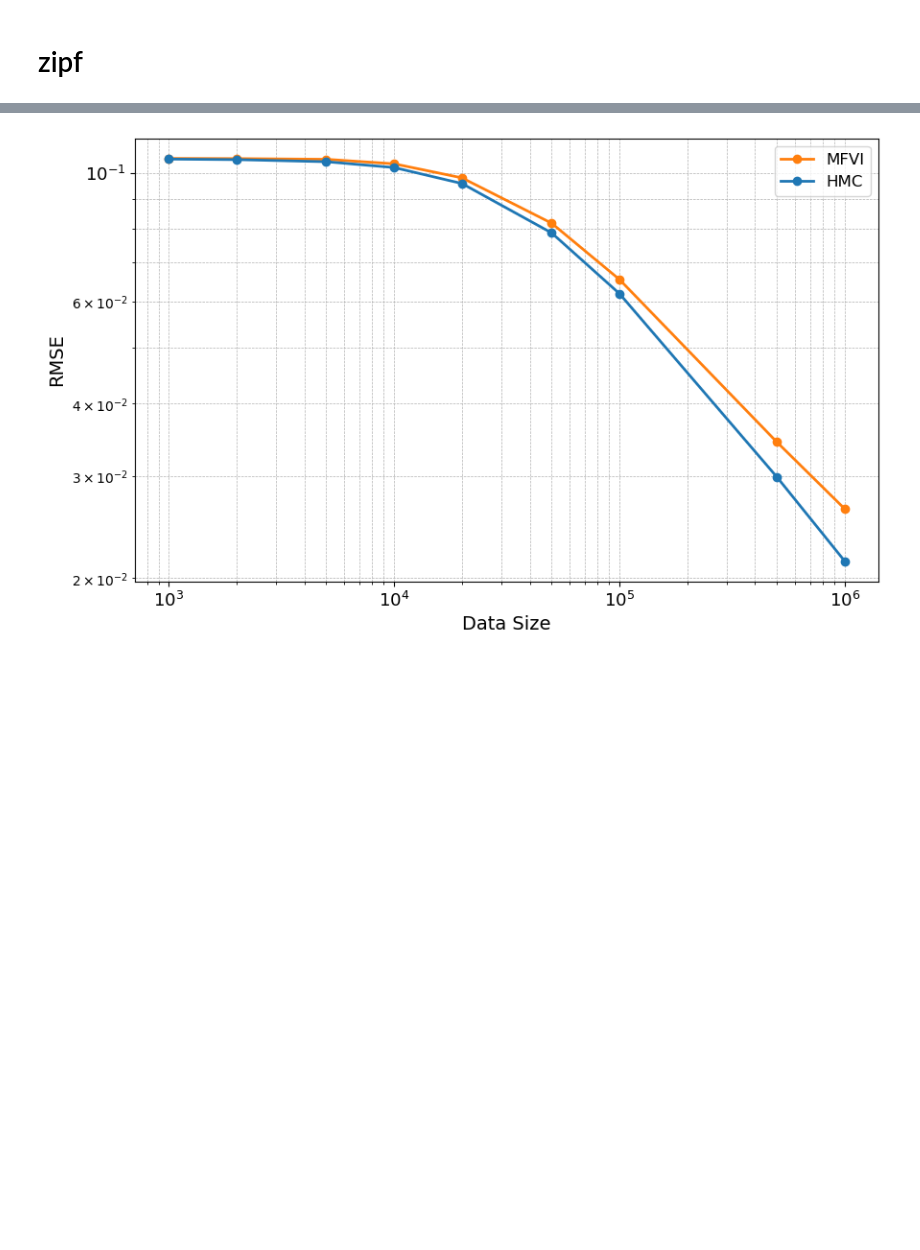
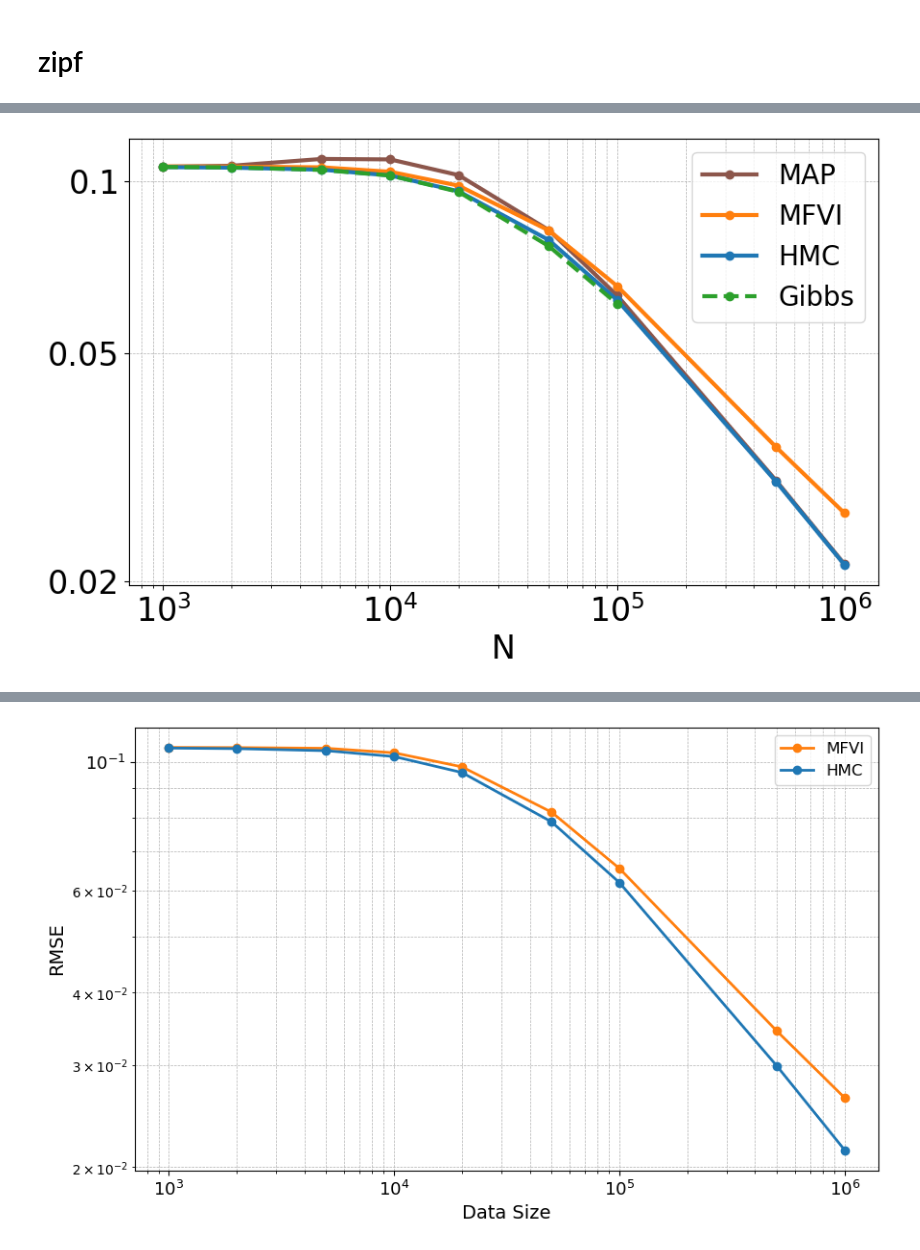
Before and after one commit to ninpnin/embedding-uncertainty-estimation, a Jupyter notebook: plots/rmse_convergence.ipynb, the cells around one changed output, grey strips where cells are left out. Saved outputs shown, nothing was run; the diff lists cells and outputs as text; code cells hidden in the pictures; blank space fills up the shorter version.

```diff
--- a/plots/rmse_convergence.ipynb
+++ b/plots/rmse_convergence.ipynb
@@ -342,3 +611,101 @@ sizes = [1000, 2000 ,5000, 10000, 20000, 50000, 100000, 500000, 1000000]
 D = 5
 
 average_rmse_hmc = average_rmse_across_datasets(data_dir, base_dir, inference_method, sizes,D)
+# %%
+### -- ZIPF ---
+import matplotlib.ticker as ticker
+
+average_rmse_hmc = [0.10566962391395437,
+ 0.10543560923792547,
+ 0.104577305522908,
+ 0.10217997153176131,
+ 0.09590059677201633,
+ 0.07882376469696882,
+ 0.06193224009779673,
+ 0.02989329434816066,
+ 0.021403230747847904]
+
+average_rmse_vi = [0.10595903455947564,
+ 0.10588004121374635,
+ 0.1055824135075639,
+ 0.10370684428802486,
+ 0.09808070219091836,
+ 0.08191959084013638,
+ 0.06551563365743465,
+ 0.03434167266968659,
+ 0.026339152488510896]
+
+average_rmse_map = [0.10580674565989281,
+ 0.10623631982716468,
+ 0.10919945392278929,
+ 0.10898558538450745,
+ 0.10232477358904564,
+ 0.08203042591249907,
+ 0.06307238698413173,
+ 0.030024078377715056,
+ 0.021461286447834075]
+
+
+gibbs =  pd.read_csv('coverage-zipf.csv')
+gibbs_rmse = []
+for VK, df in gibbs.groupby(['V','K']):
+    #print(VK)
+    #print(df['N'].value_counts())
+    if VK == (100, 5):
+        print('hey')
+        gibbs_rmse = df.groupby('N')['RMSE'].apply(np.mean)
+
+"""
+dolan = pd.read_csv('laplace-dolan.csv')
+gooby = pd.read_csv('laplace-gooby.csv')
+
+laplace = pd.concat([dolan, gooby])
+
+for VK, df in laplace.groupby(['V','K']):
+    #print(VK)
+    #print(df['N'].value_counts())
+    if VK == (100, 5):
+        print('hey')
+        laplace_rmse = df.groupby('N')['RMSE'].apply(np.mean)
+"""
+
+plt.figure(figsize=(10, 6))
+
+plt.plot(sizes, average_rmse_map, marker='o', label='MAP', color='tab:brown', linewidth=3)
+plt.plot(sizes, average_rmse_vi, marker='o', label='MFVI', color='tab:orange', linewidth=3)
+plt.plot(sizes, average_rmse_hmc, marker='o', label='HMC', color='tab:blue', linewidth=3)
+if len(gibbs_rmse):
+    rmse = np.array([None for i in sizes])
+    rmse[0:len(gibbs_rmse)] = gibbs_rmse
+    plt.plot(sizes, rmse, marker='o', label='Gibbs', color='tab:green', linewidth=3, linestyle = '--')
+
+#if len(laplace_rmse):
+#    rmse = np.array([None for i in sizes])
+#    rmse[0:len(laplace_rmse)] = laplace_rmse
+#    plt.plot(sizes, rmse, marker='o', label='Gibbs', color='tab:brown', linewidth=2)
+
+plt.xscale('log')
+plt.yscale('log')
+plt.xlabel('N', fontsize=24)
+#plt.ylabel('RMSE', fontsize=22)
+#plt.title('Comparison of RMSE for VI and HMC', fontsize=16)
+plt.legend(fontsize=20)
+plt.grid(True, which="both", linestyle='--', linewidth=0.5)
+
+yticks = [0.02, 0.05, 0.1]
+plt.yticks(yticks, [str(tick) for tick in yticks], fontsize=24)
+
+
+ax = plt.gca()
+
+# Set exactly these major ticks and remove any minor ticks.
+ax.yaxis.set_major_locator(ticker.FixedLocator(yticks))
+ax.yaxis.set_minor_locator(ticker.NullLocator())
+
+#ytick_labels = [r'$2\times10^{-2}$', r'$5\times10^{-2}$', r'$1\times10^{-1}$']
+#plt.yticks(yticks, ytick_labels, fontsize=20)
+#plt.yticks(fontsize=13)
+#plt.yticks([], [])
+plt.xticks(fontsize=24)
+plt.show()
+# %% [output]
@@ -345,3 +713,4 @@ average_rmse_hmc = average_rmse_across_datasets(data_dir, base_dir, inference_me
+[figure, added]
 # %%
 data_dir = "../../data/ten_V100K5-zipf"
 base_dir = "../../results_ten_V100K5_zipf/nofix/vi/"
```
Also changed, not shown: parts of 22 cells of this notebook, 3 other files.
